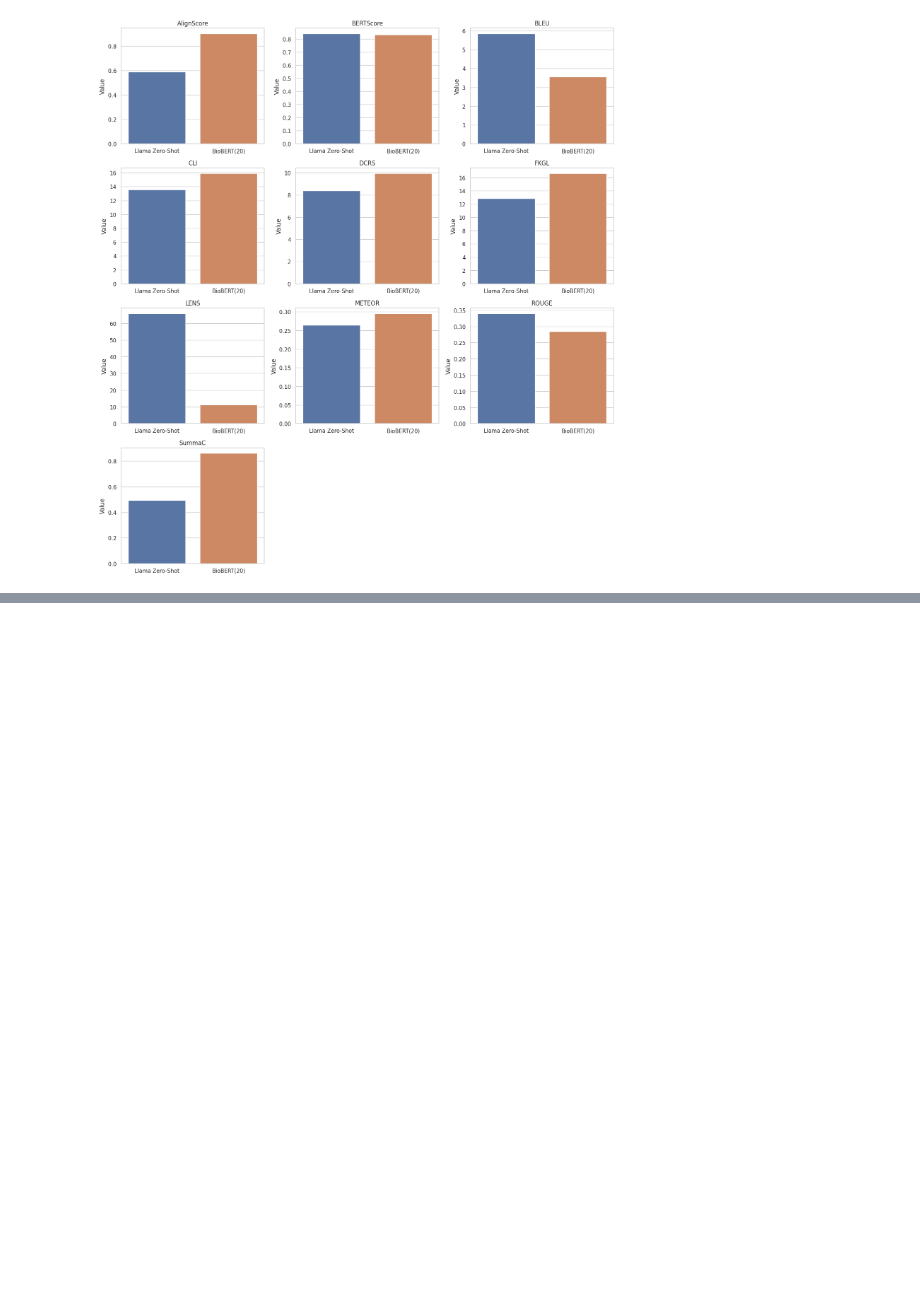
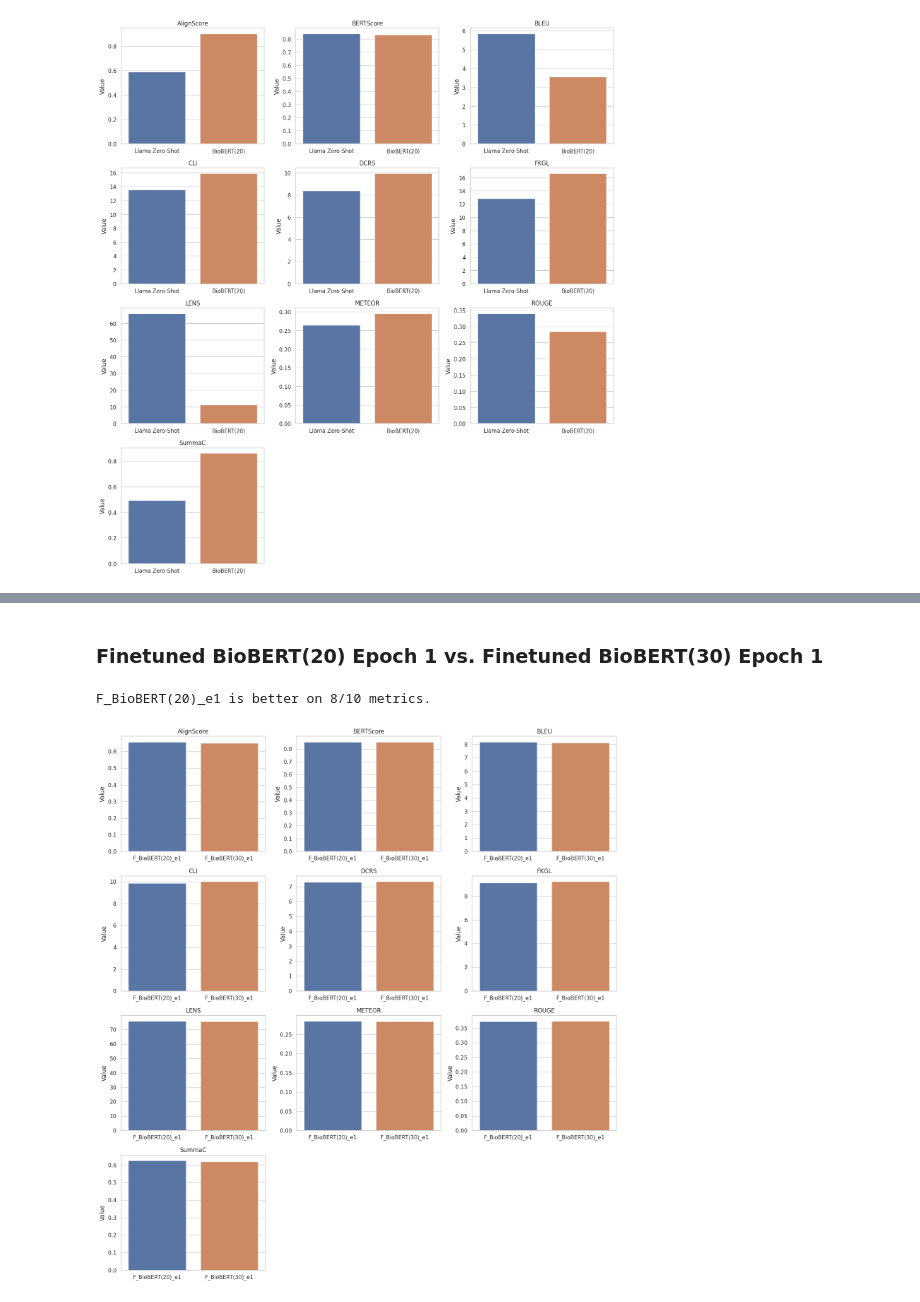
Before and after one commit to whopriyamuw/biolaysumm2025-task, a Jupyter notebook: notebooks/evals_analsis.ipynb, the cells around one changed output, grey strips where cells are left out. Saved outputs shown, nothing was run; the diff lists cells and outputs as text; code cells hidden in the pictures; blank space fills up the shorter version.

```diff
--- a/notebooks/evals_analsis.ipynb
+++ b/notebooks/evals_analsis.ipynb
@@ -201,0 +323,7 @@ Llama Zero-Shot is better on 7/10 metrics.
+# %% [markdown]
+### Finetuned BioBERT(20) Epoch 1 vs. Finetuned BioBERT(30) Epoch 1
+# %%
+pairwise_comparison(finetuned_biobert20_e1_eval, finetuned_biobert30_e1_eval, ("F_BioBERT(20)_e1", "F_BioBERT(30)_e1"))
+# %% [output]
+F_BioBERT(20)_e1 is better on 8/10 metrics.
+[figure, added]
```
Also changed, not shown: parts of 16 cells of this notebook.
